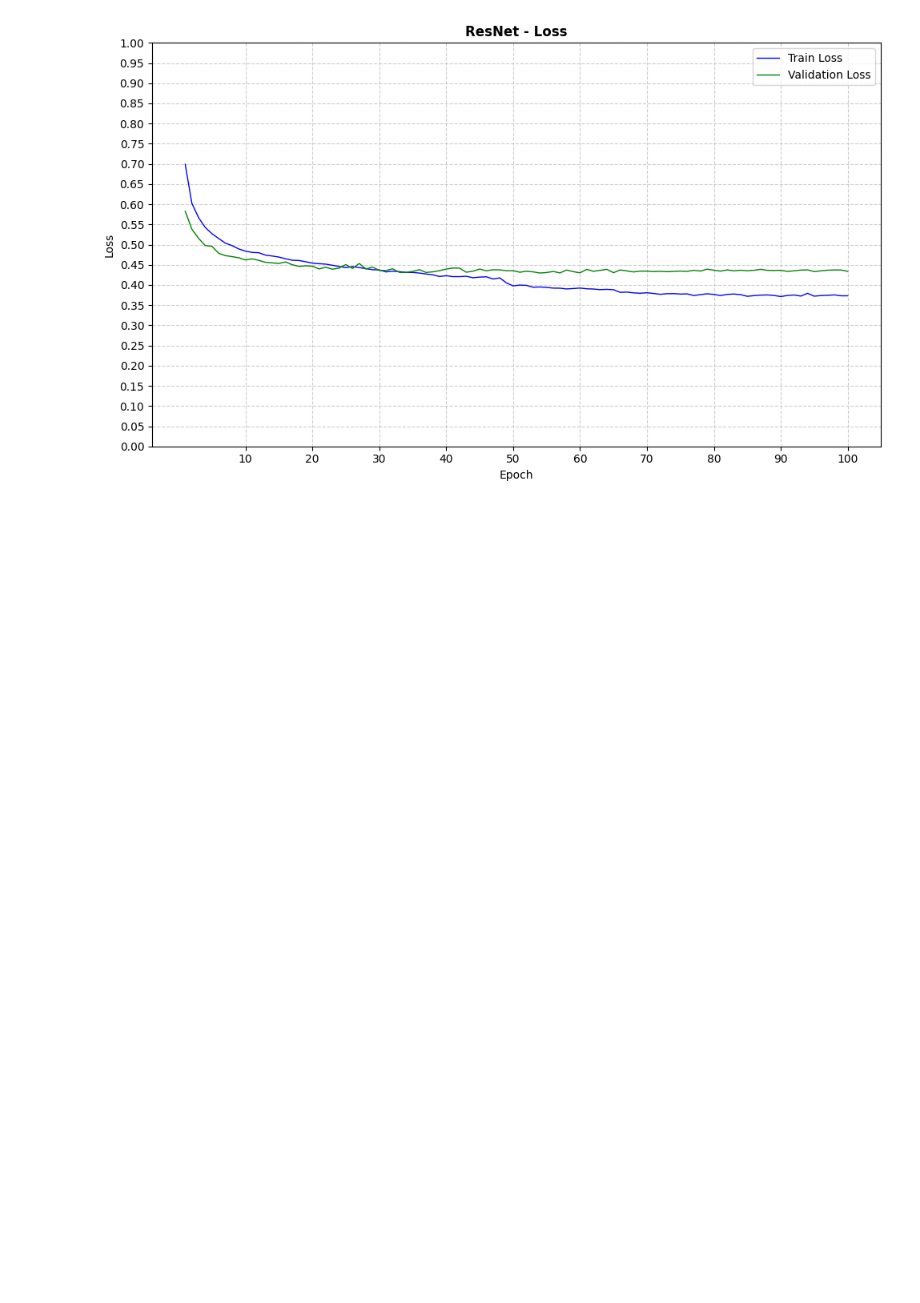
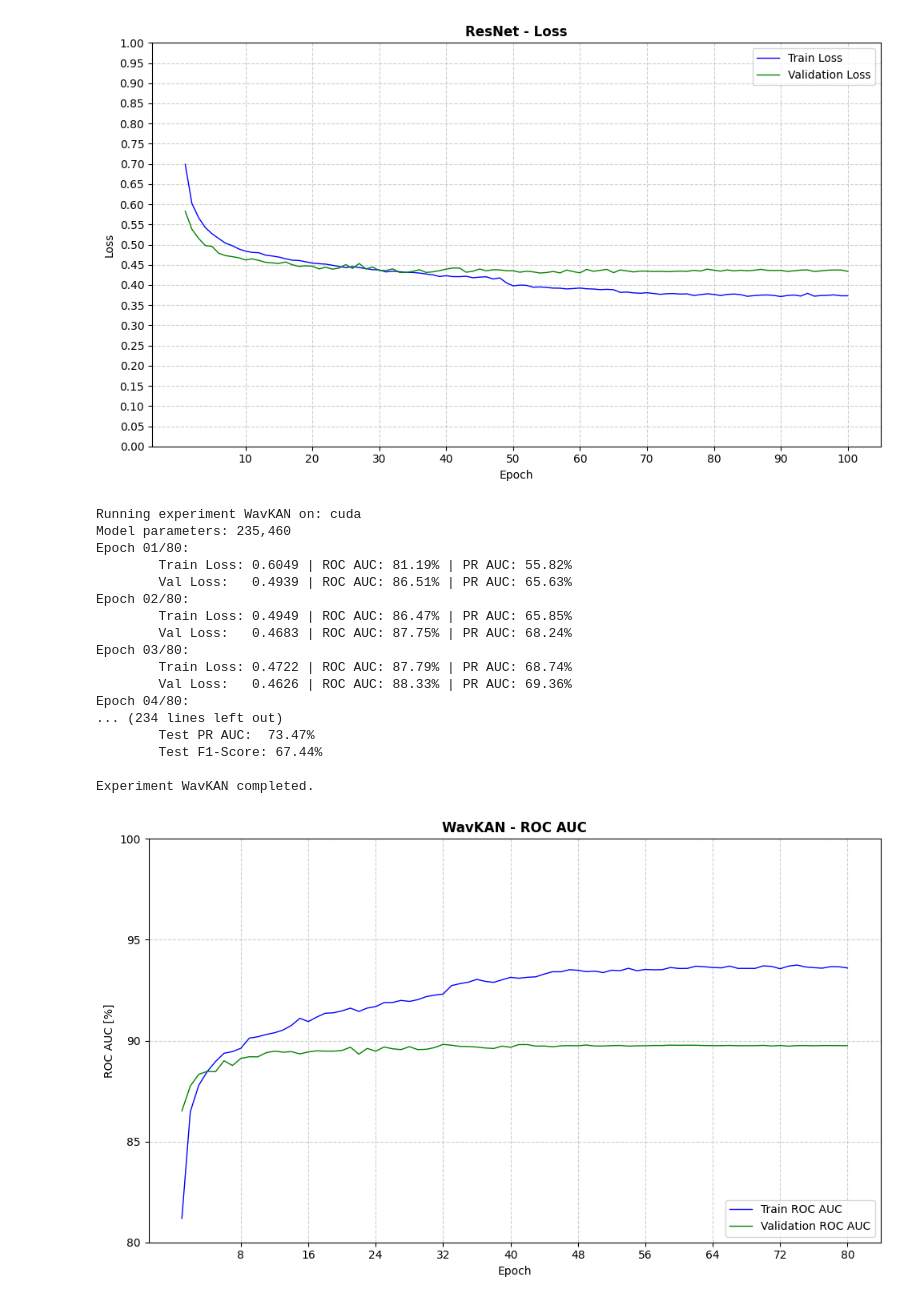
Before and after one commit to JestemPawlem/ECG-Deep-Learning, a Jupyter notebook: experiments/testing_models.ipynb, the cells around one changed output. Drawn from its saved outputs; the diff is of its cells as text; code cells hidden in the pictures; blank space fills up the shorter version.

```diff
--- a/experiments/testing_models.ipynb
+++ b/experiments/testing_models.ipynb
@@ -327,3 +209,40 @@ Experiment ResNet completed.
 [figure]
 [figure]
 [figure]
+# %%
+run_experiment(
+    model_class=WavKAN,
+    model_name='WavKAN',
+    epochs=80,
+    batch_size=128,
+    lr=0.001,
+    model_kwargs={
+        'num_classes': 4,
+        'input_channels': 12,
+        'input_length': 1000,
+        'wavelet_features': 128,
+        'kernel_size': 61,
+        'pool_size': 8,
+        'fc_hidden': [128, 64],
+        'fc_dropout': 0.3,
+    },
+);
+# %% [output]
+Running experiment WavKAN on: cuda
+Model parameters: 235,460
+Epoch 01/80:
+        Train Loss: 0.6049 | ROC AUC: 81.19% | PR AUC: 55.82%
+        Val Loss:   0.4939 | ROC AUC: 86.51% | PR AUC: 65.63%
+Epoch 02/80:
+        Train Loss: 0.4949 | ROC AUC: 86.47% | PR AUC: 65.85%
+        Val Loss:   0.4683 | ROC AUC: 87.75% | PR AUC: 68.24%
+Epoch 03/80:
+        Train Loss: 0.4722 | ROC AUC: 87.79% | PR AUC: 68.74%
+        Val Loss:   0.4626 | ROC AUC: 88.33% | PR AUC: 69.36%
+Epoch 04/80:
+... (234 lines left out)
+        Test PR AUC:  73.47%
+        Test F1-Score: 67.44%
+
+Experiment WavKAN completed.
+[figure, added]
```
Also changed, not shown: parts of 6 cells of this notebook, 25 other files.
